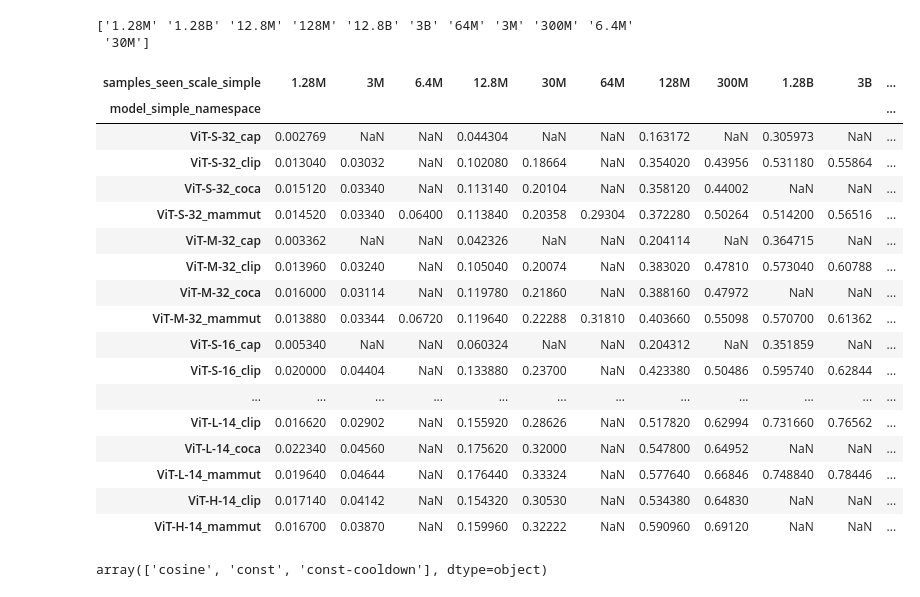
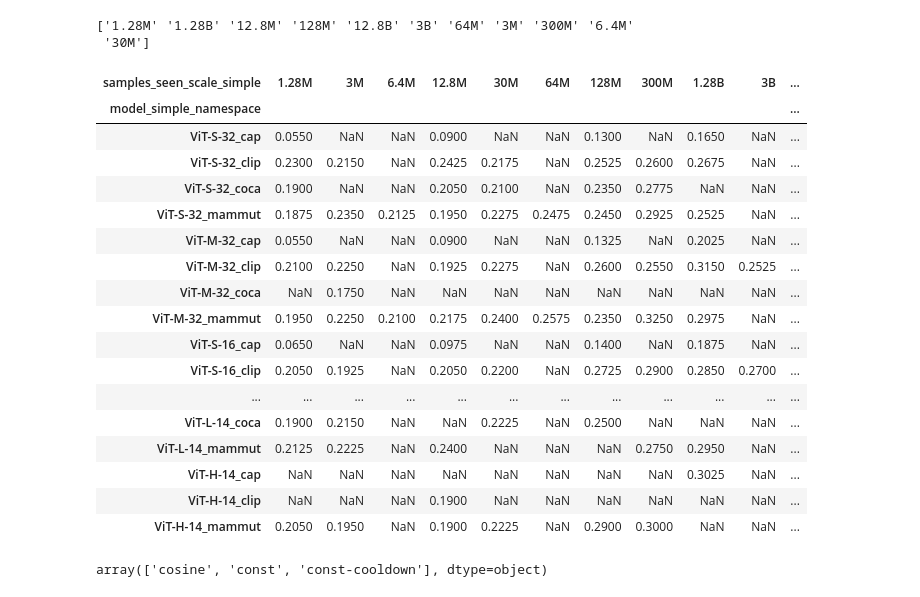
Before and after one commit to SLAMPAI/open_clip_scaling, a Jupyter notebook: results.ipynb, the cells around one changed output. Saved outputs shown, nothing was run; the diff lists cells and outputs as text; code cells hidden in the pictures.

```diff
--- a/results.ipynb
+++ b/results.ipynb
@@ -108,30 +98,0 @@ df.head()
-# %%
-scales = [
-    "1.28M",
-    "3M",
-    "6.4M",
-    "12.8M",
-    "30M",
-    "64M",
-    "128M",
-    "300M",
-    "1.28B",
-    "3B",
-    "12.8B",
-]
-scales_numeric = [samples_seen_from_str(s) for s in scales]
-def human(v):
-    # check closest from `scales`
-    if v <= np.max(scales_numeric):
-        idx = np.abs(np.array(scales_numeric) - v).argmin()
-        return scales[idx]
-    else:
-        if v < 10 ** 6:
-            return str(v)
-        elif v > 10**6 and v < 10**9:
-            return (str(v/10**6)+"M").replace(".0M", "M")
-        elif v > 10**9:
-            return (str(v/10**9)+"B").replace(".0B", "B")
-
-df["samples_seen_scale_simple"] = df.total_samples_seen.apply(lambda s:human(s))
-df.samples_seen_scale_simple.unique()
@@ -436,10 +415,10 @@ print(df.samples_seen_scale_simple.unique())
 ['1.28M' '1.28B' '12.8M' '128M' '12.8B' '3B' '64M' '3M' '300M' '6.4M'
  '30M']
 # %%
-ds, metric = "imagenet1k", "acc1"
+#ds, metric = "imagenet1k", "acc1"
 #ds, metric = "sugar_crepe/swap_obj", "acc"
 #ds, metric = "winoground", "image_acc"
-#ds, metric = "winoground", "text_acc"
+ds, metric = "winoground", "text_acc"
 
 d = df
 d = d[d.pretrain_dataset != "/p/scratch/laionize/cherti1/datacomp_1B_recap/{0000000..0139827}.tar"]
@@ -452,49 +431,49 @@ vars=("samples_seen_scale_simple", "model_simple_namespace")
 d = d.drop_duplicates(subset=vars, keep="first")
 d = pd.pivot(
     d,
     index="samples_seen_scale_simple",
     columns=("model_simple_namespace"),
     values=metric,
 )
 
 cols = d.columns
 cols = sorted(cols, key=lambda k:model_profile.loc["_".join(k.split("_")[:-1])].gflops)
 
 d = d[cols]
 index = sorted(d.index, key=lambda k:samples_seen_from_str(k))
 d = d.loc[index]
 
 dl = d.T.copy()
 dl = dl.round(2)
 s=(dl.to_latex(float_format="%.2f"))
 s = s.replace("NaN", "-")
 s = s.replace("_", " ")
 s = s.replace("coca", "CoCa")
 s = s.replace("cap", "Cap")
 s = s.replace("mammut", "MaMMUT")
 s = s.replace("clip", "CLIP")
 #print(s)
 d
 d.T
 # %% [output]
 | samples_seen_scale_simple | 1.28M | 3M | 6.4M | 12.8M | 30M | 64M | 128M | 300M | 1.28B | 3B | ... |
 | model_simple_namespace |  |  |  |  |  |  |  |  |  |  | ... |
-| ViT-S-32_cap | 0.002769 | NaN | NaN | 0.044304 | NaN | NaN | 0.163172 | NaN | 0.305973 | NaN | ... |
-| ViT-S-32_clip | 0.013040 | 0.03032 | NaN | 0.102080 | 0.18664 | NaN | 0.354020 | 0.43956 | 0.531180 | 0.55864 | ... |
-| ViT-S-32_coca | 0.015120 | 0.03340 | NaN | 0.113140 | 0.20104 | NaN | 0.358120 | 0.44002 | NaN | NaN | ... |
-| ViT-S-32_mammut | 0.014520 | 0.03340 | 0.06400 | 0.113840 | 0.20358 | 0.29304 | 0.372280 | 0.50264 | 0.514200 | 0.56516 | ... |
-| ViT-M-32_cap | 0.003362 | NaN | NaN | 0.042326 | NaN | NaN | 0.204114 | NaN | 0.364715 | NaN | ... |
-| ViT-M-32_clip | 0.013960 | 0.03240 | NaN | 0.105040 | 0.20074 | NaN | 0.383020 | 0.47810 | 0.573040 | 0.60788 | ... |
-| ViT-M-32_coca | 0.016000 | 0.03114 | NaN | 0.119780 | 0.21860 | NaN | 0.388160 | 0.47972 | NaN | NaN | ... |
-| ViT-M-32_mammut | 0.013880 | 0.03344 | 0.06720 | 0.119640 | 0.22288 | 0.31810 | 0.403660 | 0.55098 | 0.570700 | 0.61362 | ... |
-| ViT-S-16_cap | 0.005340 | NaN | NaN | 0.060324 | NaN | NaN | 0.204312 | NaN | 0.351859 | NaN | ... |
-| ViT-S-16_clip | 0.020000 | 0.04404 | NaN | 0.133880 | 0.23700 | NaN | 0.423380 | 0.50486 | 0.595740 | 0.62844 | ... |
+| ViT-S-32_cap | 0.0550 | NaN | NaN | 0.0900 | NaN | NaN | 0.1300 | NaN | 0.1650 | NaN | ... |
+| ViT-S-32_clip | 0.2300 | 0.2150 | NaN | 0.2425 | 0.2175 | NaN | 0.2525 | 0.2600 | 0.2675 | NaN | ... |
+| ViT-S-32_coca | 0.1900 | NaN | NaN | 0.2050 | 0.2100 | NaN | 0.2350 | 0.2775 | NaN | NaN | ... |
+| ViT-S-32_mammut | 0.1875 | 0.2350 | 0.2125 | 0.1950 | 0.2275 | 0.2475 | 0.2450 | 0.2925 | 0.2525 | NaN | ... |
+| ViT-M-32_cap | 0.0550 | NaN | NaN | 0.0900 | NaN | NaN | 0.1325 | NaN | 0.2025 | NaN | ... |
+| ViT-M-32_clip | 0.2100 | 0.2250 | NaN | 0.1925 | 0.2275 | NaN | 0.2600 | 0.2550 | 0.3150 | 0.2525 | ... |
+| ViT-M-32_coca | NaN | 0.1750 | NaN | NaN | NaN | NaN | NaN | NaN | NaN | NaN | ... |
+| ViT-M-32_mammut | 0.1950 | 0.2250 | 0.2100 | 0.2175 | 0.2400 | 0.2575 | 0.2350 | 0.3250 | 0.2975 | NaN | ... |
+| ViT-S-16_cap | 0.0650 | NaN | NaN | 0.0975 | NaN | NaN | 0.1400 | NaN | 0.1875 | NaN | ... |
+| ViT-S-16_clip | 0.2050 | 0.1925 | NaN | 0.2050 | 0.2200 | NaN | 0.2725 | 0.2900 | 0.2850 | 0.2700 | ... |
 | ... | ... | ... | ... | ... | ... | ... | ... | ... | ... | ... | ... |
-| ViT-L-14_clip | 0.016620 | 0.02902 | NaN | 0.155920 | 0.28626 | NaN | 0.517820 | 0.62994 | 0.731660 | 0.76562 | ... |
-| ViT-L-14_coca | 0.022340 | 0.04560 | NaN | 0.175620 | 0.32000 | NaN | 0.547800 | 0.64952 | NaN | NaN | ... |
-| ViT-L-14_mammut | 0.019640 | 0.04644 | NaN | 0.176440 | 0.33324 | NaN | 0.577640 | 0.66846 | 0.748840 | 0.78446 | ... |
-| ViT-H-14_clip | 0.017140 | 0.04142 | NaN | 0.154320 | 0.30530 | NaN | 0.534380 | 0.64830 | NaN | NaN | ... |
-| ViT-H-14_mammut | 0.016700 | 0.03870 | NaN | 0.159960 | 0.32222 | NaN | 0.590960 | 0.69120 | NaN | NaN | ... |
+| ViT-L-14_coca | 0.1900 | 0.2150 | NaN | NaN | 0.2225 | NaN | 0.2500 | NaN | NaN | NaN | ... |
+| ViT-L-14_mammut | 0.2125 | 0.2225 | NaN | 0.2400 | NaN | NaN | NaN | 0.2750 | 0.2950 | NaN | ... |
+| ViT-H-14_cap | NaN | NaN | NaN | NaN | NaN | NaN | NaN | NaN | 0.3025 | NaN | ... |
+| ViT-H-14_clip | NaN | NaN | NaN | 0.1900 | NaN | NaN | NaN | NaN | NaN | NaN | ... |
+| ViT-H-14_mammut | 0.2050 | 0.1950 | NaN | 0.1900 | 0.2225 | NaN | 0.2900 | 0.3000 | NaN | NaN | ... |
 # %%
 # %% [output]
 array(['cosine', 'const', 'const-cooldown'], dtype=object)
```
Also changed, not shown: parts of 17 cells of this notebook, 1 other file.
